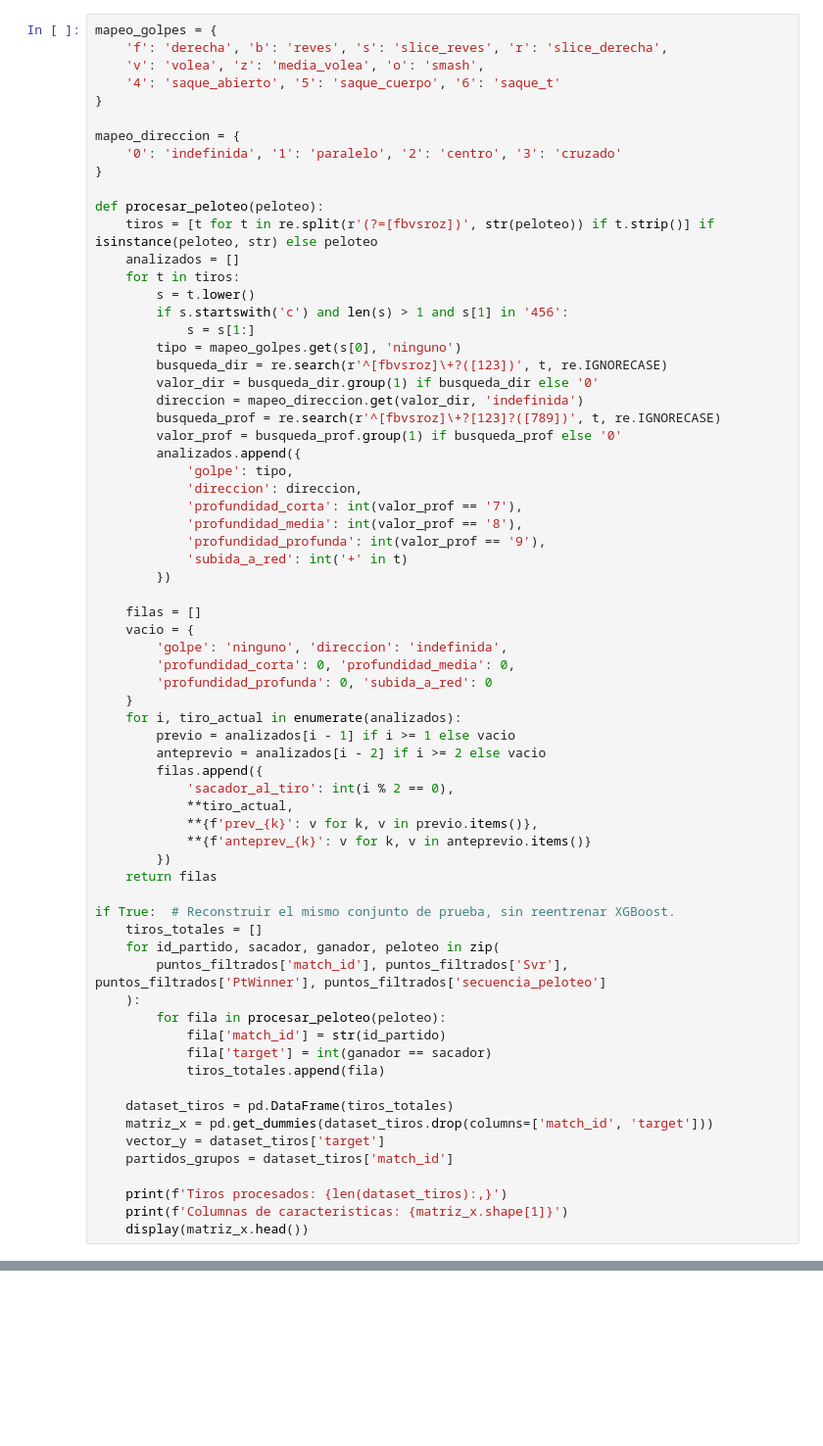
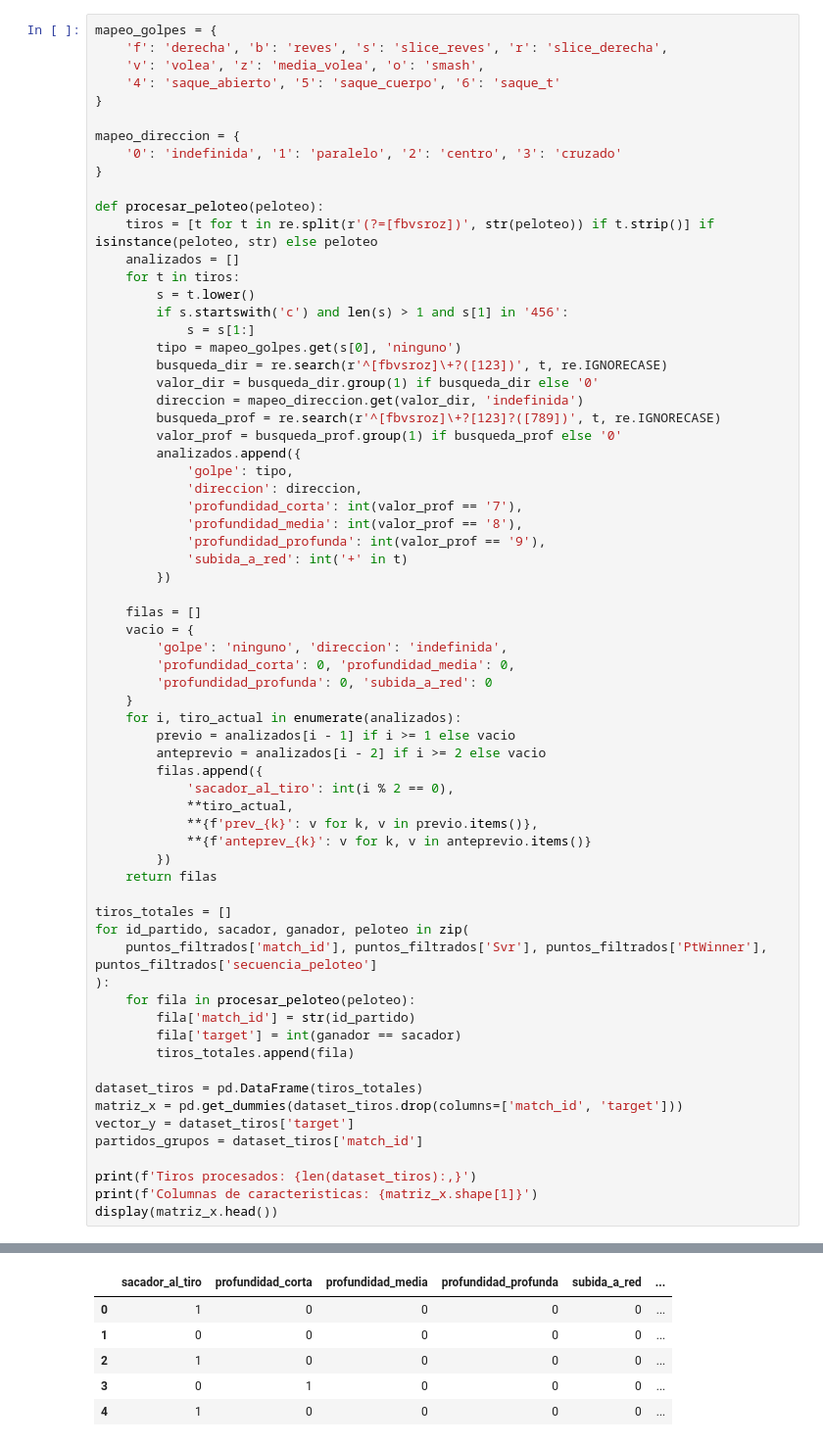
Before and after one commit to federicosolerup/barra_ventaja_tenis, a Jupyter notebook: pipeline.ipynb, the cells around one changed output, grey strips where cells are left out. Shown at 98% size. Cells and saved outputs as stored; diff of their text form; blank space fills up the shorter version.

```diff
--- a/pipeline.ipynb
+++ b/pipeline.ipynb
@@ -109,21 +123,21 @@ def procesar_peloteo(peloteo):
         })
     return filas
 
-if True:  # Reconstruir el mismo conjunto de prueba, sin reentrenar XGBoost.
-    tiros_totales = []
-    for id_partido, sacador, ganador, peloteo in zip(
-        puntos_filtrados['match_id'], puntos_filtrados['Svr'], puntos_filtrados['PtWinner'], puntos_filtrados['secuencia_peloteo']
-    ):
-        for fila in procesar_peloteo(peloteo):
-            fila['match_id'] = str(id_partido)
-            fila['target'] = int(ganador == sacador)
-            tiros_totales.append(fila)
+tiros_totales = []
+for id_partido, sacador, ganador, peloteo in zip(
+    puntos_filtrados['match_id'], puntos_filtrados['Svr'], puntos_filtrados['PtWinner'], puntos_filtrados['secuencia_peloteo']
+):
+    for fila in procesar_peloteo(peloteo):
+        fila['match_id'] = str(id_partido)
+        fila['target'] = int(ganador == sacador)
+        tiros_totales.append(fila)
 
-    dataset_tiros = pd.DataFrame(tiros_totales)
-    matriz_x = pd.get_dummies(dataset_tiros.drop(columns=['match_id', 'target']))
-    vector_y = dataset_tiros['target']
-    partidos_grupos = dataset_tiros['match_id']
+dataset_tiros = pd.DataFrame(tiros_totales)
+matriz_x = pd.get_dummies(dataset_tiros.drop(columns=['match_id', 'target']))
+vector_y = dataset_tiros['target']
+partidos_grupos = dataset_tiros['match_id']
 
-    print(f'Tiros procesados: {len(dataset_tiros):,}')
-    print(f'Columnas de caracteristicas: {matriz_x.shape[1]}')
-    display(matriz_x.head())
+print(f'Tiros procesados: {len(dataset_tiros):,}')
+print(f'Columnas de caracteristicas: {matriz_x.shape[1]}')
+display(matriz_x.head())
+# %% [output]
@@ -129,0 +146,6 @@ if True:  # Reconstruir el mismo conjunto de prueba, sin reentrenar XGBoost.
+|  | sacador_al_tiro | profundidad_corta | profundidad_media | profundidad_profunda | subida_a_red | ... |
+| 0 | 1 | 0 | 0 | 0 | 0 | ... |
+| 1 | 0 | 0 | 0 | 0 | 0 | ... |
+| 2 | 1 | 0 | 0 | 0 | 0 | ... |
+| 3 | 0 | 1 | 0 | 0 | 0 | ... |
+| 4 | 1 | 0 | 0 | 0 | 0 | ... |
```
Also changed, not shown: parts of 8 cells of this notebook, 1 other file.
